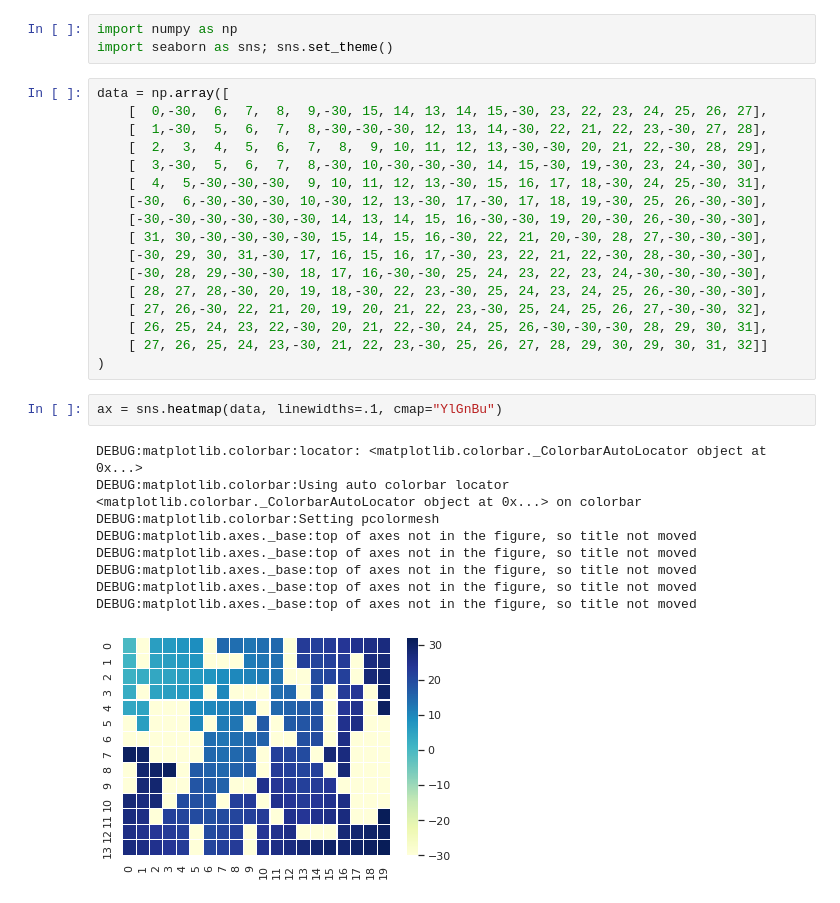
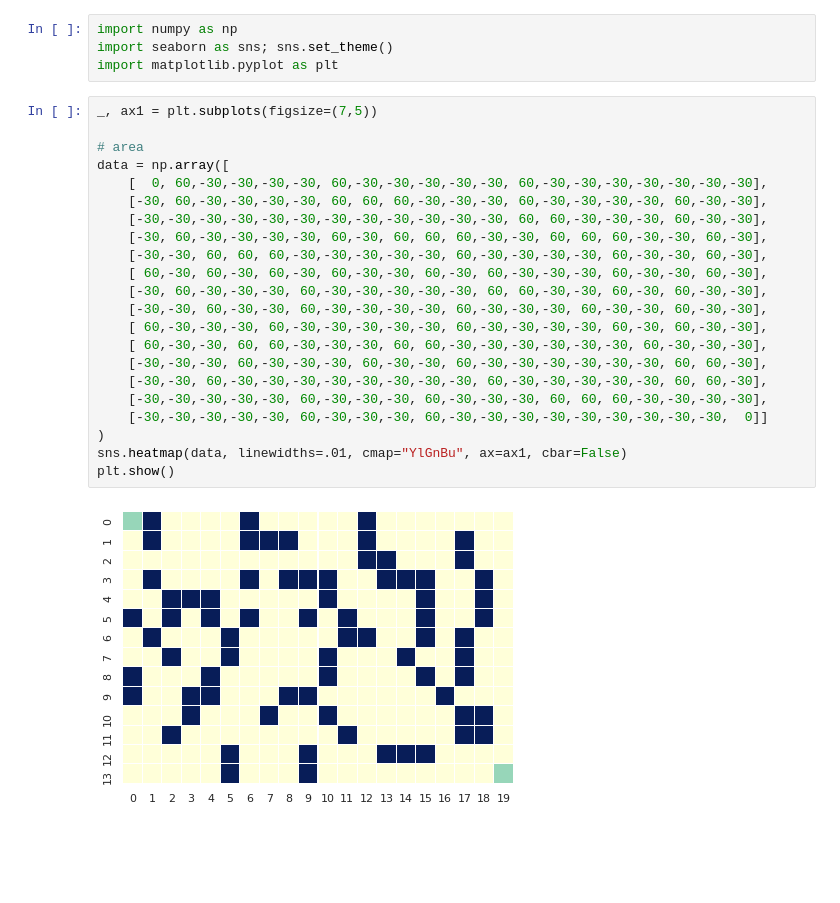
Before and after one commit to KeitaTakenouchi/ara_star, a Jupyter notebook: python/heatmap_viz.ipynb, the cells around one changed output. Saved outputs shown, nothing was run; the diff lists cells and outputs as text; blank space fills up the shorter version.

```diff
--- a/python/heatmap_viz.ipynb
+++ b/python/heatmap_viz.ipynb
@@ -16,32 +16,28 @@ Requirement already satisfied: six in /usr/lib/python3/dist-packages (from cycle
 # %%
 import numpy as np
 import seaborn as sns; sns.set_theme()
+import matplotlib.pyplot as plt
-# %%
-data = np.array([
-	[  0,-30,  6,  7,  8,  9,-30, 15, 14, 13, 14, 15,-30, 23, 22, 23, 24, 25, 26, 27],
-	[  1,-30,  5,  6,  7,  8,-30,-30,-30, 12, 13, 14,-30, 22, 21, 22, 23,-30, 27, 28],
-	[  2,  3,  4,  5,  6,  7,  8,  9, 10, 11, 12, 13,-30,-30, 20, 21, 22,-30, 28, 29],
-	[  3,-30,  5,  6,  7,  8,-30, 10,-30,-30,-30, 14, 15,-30, 19,-30, 23, 24,-30, 30],
-	[  4,  5,-30,-30,-30,  9, 10, 11, 12, 13,-30, 15, 16, 17, 18,-30, 24, 25,-30, 31],
-	[-30,  6,-30,-30,-30, 10,-30, 12, 13,-30, 17,-30, 17, 18, 19,-30, 25, 26,-30,-30],
-	[-30,-30,-30,-30,-30,-30, 14, 13, 14, 15, 16,-30,-30, 19, 20,-30, 26,-30,-30,-30],
-	[ 31, 30,-30,-30,-30,-30, 15, 14, 15, 16,-30, 22, 21, 20,-30, 28, 27,-30,-30,-30],
-	[-30, 29, 30, 31,-30, 17, 16, 15, 16, 17,-30, 23, 22, 21, 22,-30, 28,-30,-30,-30],
-	[-30, 28, 29,-30,-30, 18, 17, 16,-30,-30, 25, 24, 23, 22, 23, 24,-30,-30,-30,-30],
-	[ 28, 27, 28,-30, 20, 19, 18,-30, 22, 23,-30, 25, 24, 23, 24, 25, 26,-30,-30,-30],
-	[ 27, 26,-30, 22, 21, 20, 19, 20, 21, 22, 23,-30, 25, 24, 25, 26, 27,-30,-30, 32],
-	[ 26, 25, 24, 23, 22,-30, 20, 21, 22,-30, 24, 25, 26,-30,-30,-30, 28, 29, 30, 31],
-	[ 27, 26, 25, 24, 23,-30, 21, 22, 23,-30, 25, 26, 27, 28, 29, 30, 29, 30, 31, 32]]
-)
-# %%
-ax = sns.heatmap(data, linewidths=.1, cmap="YlGnBu")
-# %% [output]
-DEBUG:matplotlib.colorbar:locator: <matplotlib.colorbar._ColorbarAutoLocator object at 0x...>
-DEBUG:matplotlib.colorbar:Using auto colorbar locator <matplotlib.colorbar._ColorbarAutoLocator object at 0x...> on colorbar
-DEBUG:matplotlib.colorbar:Setting pcolormesh
-DEBUG:matplotlib.axes._base:top of axes not in the figure, so title not moved
-DEBUG:matplotlib.axes._base:top of axes not in the figure, so title not moved
-DEBUG:matplotlib.axes._base:top of axes not in the figure, so title not moved
-DEBUG:matplotlib.axes._base:top of axes not in the figure, so title not moved
-DEBUG:matplotlib.axes._base:top of axes not in the figure, so title not moved
-[figure, removed]
+# %%
+_, ax1 = plt.subplots(figsize=(7,5))
+
+# area
+data = np.array([
+	[  0, 60,-30,-30,-30,-30, 60,-30,-30,-30,-30,-30, 60,-30,-30,-30,-30,-30,-30,-30],
+	[-30, 60,-30,-30,-30,-30, 60, 60, 60,-30,-30,-30, 60,-30,-30,-30,-30, 60,-30,-30],
+	[-30,-30,-30,-30,-30,-30,-30,-30,-30,-30,-30,-30, 60, 60,-30,-30,-30, 60,-30,-30],
+	[-30, 60,-30,-30,-30,-30, 60,-30, 60, 60, 60,-30,-30, 60, 60, 60,-30,-30, 60,-30],
+	[-30,-30, 60, 60, 60,-30,-30,-30,-30,-30, 60,-30,-30,-30,-30, 60,-30,-30, 60,-30],
+	[ 60,-30, 60,-30, 60,-30, 60,-30,-30, 60,-30, 60,-30,-30,-30, 60,-30,-30, 60,-30],
+	[-30, 60,-30,-30,-30, 60,-30,-30,-30,-30,-30, 60, 60,-30,-30, 60,-30, 60,-30,-30],
+	[-30,-30, 60,-30,-30, 60,-30,-30,-30,-30, 60,-30,-30,-30, 60,-30,-30, 60,-30,-30],
+	[ 60,-30,-30,-30, 60,-30,-30,-30,-30,-30, 60,-30,-30,-30,-30, 60,-30, 60,-30,-30],
+	[ 60,-30,-30, 60, 60,-30,-30,-30, 60, 60,-30,-30,-30,-30,-30,-30, 60,-30,-30,-30],
+	[-30,-30,-30, 60,-30,-30,-30, 60,-30,-30, 60,-30,-30,-30,-30,-30,-30, 60, 60,-30],
+	[-30,-30, 60,-30,-30,-30,-30,-30,-30,-30,-30, 60,-30,-30,-30,-30,-30, 60, 60,-30],
+	[-30,-30,-30,-30,-30, 60,-30,-30,-30, 60,-30,-30,-30, 60, 60, 60,-30,-30,-30,-30],
+	[-30,-30,-30,-30,-30, 60,-30,-30,-30, 60,-30,-30,-30,-30,-30,-30,-30,-30,-30,  0]]
+)
+sns.heatmap(data, linewidths=.01, cmap="YlGnBu", ax=ax1, cbar=False)
+plt.show()
+# %% [output]
+[figure, added]
```
Also changed, not shown: parts of 4 cells of this notebook.
